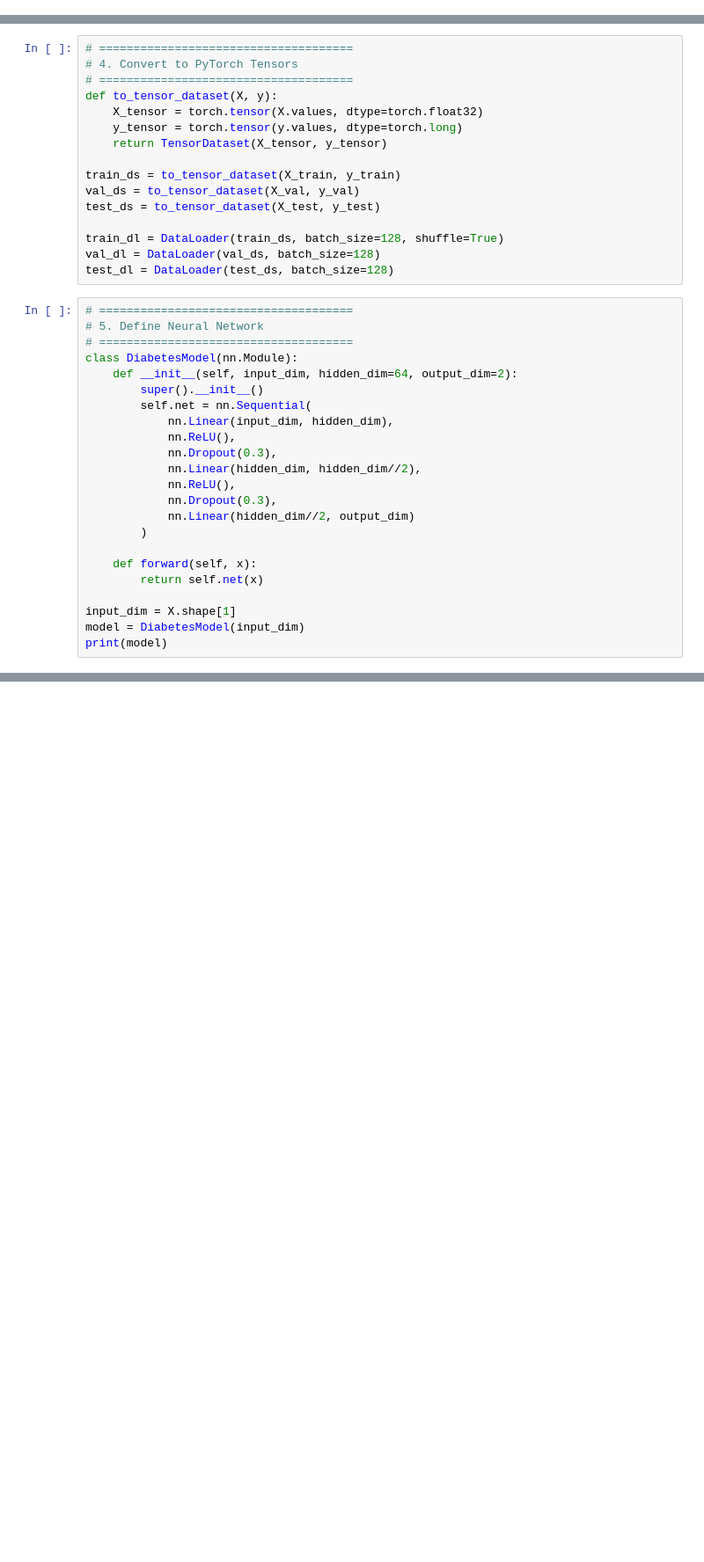
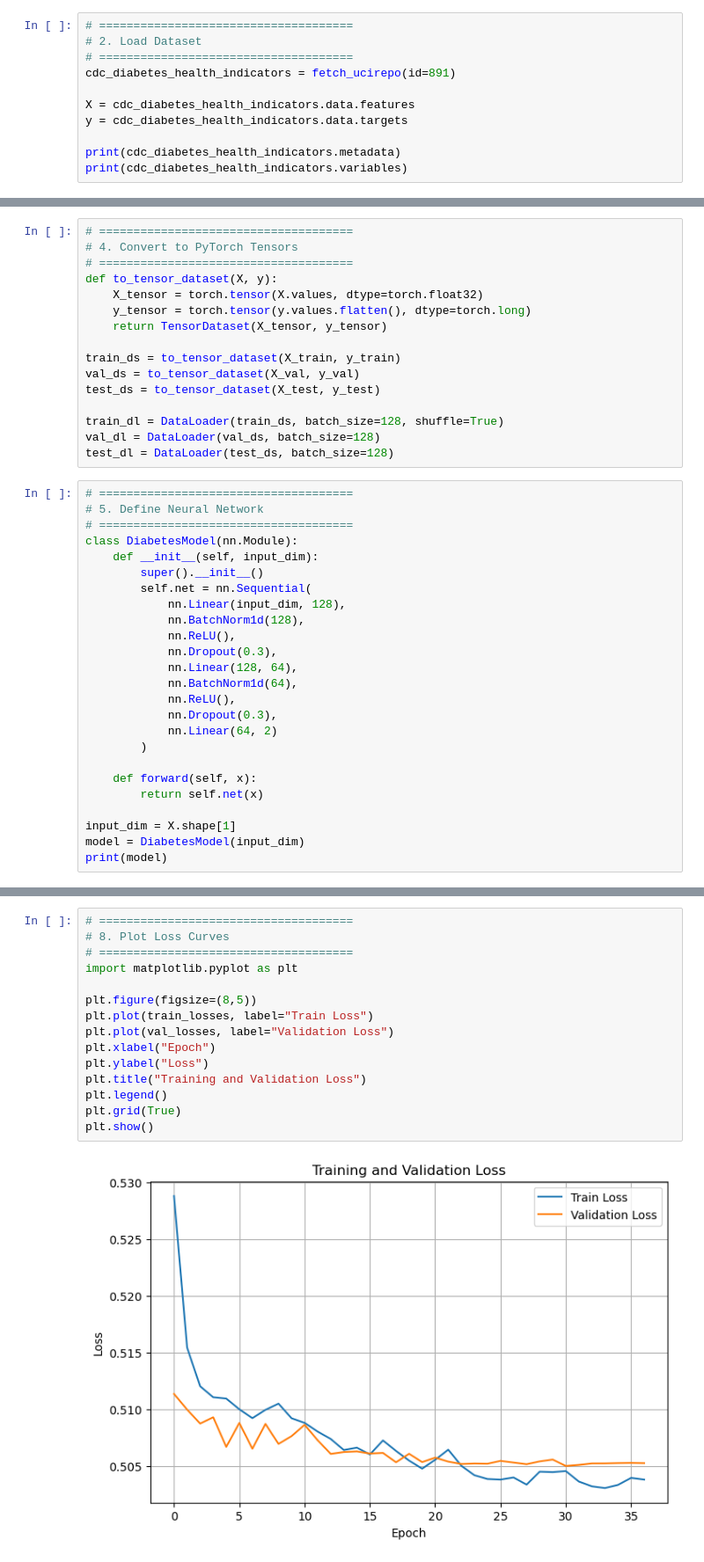
Before and after one commit to Bqnic/diplomski-projekt, a Jupyter notebook: diabetes.ipynb, the cells around one changed output, grey strips where cells are left out. Shown at 88% size. Cells and saved outputs as stored; diff of their text form; blank space fills up the shorter version.

```diff
--- a/diabetes.ipynb
+++ b/diabetes.ipynb
@@ -24,0 +17,11 @@ df.head()
+# %%
+# =====================================
+# 2. Load Dataset
+# =====================================
+cdc_diabetes_health_indicators = fetch_ucirepo(id=891)
+
+X = cdc_diabetes_health_indicators.data.features
+y = cdc_diabetes_health_indicators.data.targets
+
+print(cdc_diabetes_health_indicators.metadata)
+print(cdc_diabetes_health_indicators.variables)
@@ -51,7 +108,7 @@ print(f"Train: {X_train.shape}, Val: {X_val.shape}, Test: {X_test.shape}")
 # =====================================
 def to_tensor_dataset(X, y):
     X_tensor = torch.tensor(X.values, dtype=torch.float32)
-    y_tensor = torch.tensor(y.values, dtype=torch.long)
+    y_tensor = torch.tensor(y.values.flatten(), dtype=torch.long)
     return TensorDataset(X_tensor, y_tensor)
 
 train_ds = to_tensor_dataset(X_train, y_train)
@@ -66,16 +123,18 @@ test_dl = DataLoader(test_ds, batch_size=128)
 # 5. Define Neural Network
 # =====================================
 class DiabetesModel(nn.Module):
-    def __init__(self, input_dim, hidden_dim=64, output_dim=2):
+    def __init__(self, input_dim):
         super().__init__()
         self.net = nn.Sequential(
-            nn.Linear(input_dim, hidden_dim),
+            nn.Linear(input_dim, 128),
+            nn.BatchNorm1d(128),
             nn.ReLU(),
             nn.Dropout(0.3),
-            nn.Linear(hidden_dim, hidden_dim//2),
+            nn.Linear(128, 64),
+            nn.BatchNorm1d(64),
             nn.ReLU(),
             nn.Dropout(0.3),
-            nn.Linear(hidden_dim//2, output_dim)
+            nn.Linear(64, 2)
         )
 
     def forward(self, x):
@@ -126,2 +267,19 @@ for epoch in range(num_epochs):
+# %%
+# =====================================
+# 8. Plot Loss Curves
+# =====================================
+import matplotlib.pyplot as plt
+
+plt.figure(figsize=(8,5))
+plt.plot(train_losses, label="Train Loss")
+plt.plot(val_losses, label="Validation Loss")
+plt.xlabel("Epoch")
+plt.ylabel("Loss")
+plt.title("Training and Validation Loss")
+plt.legend()
+plt.grid(True)
+plt.show()
+# %% [output]
+[figure, added]
 # %%
 # =====================================
```
Also changed, not shown: parts of 10 cells of this notebook.
